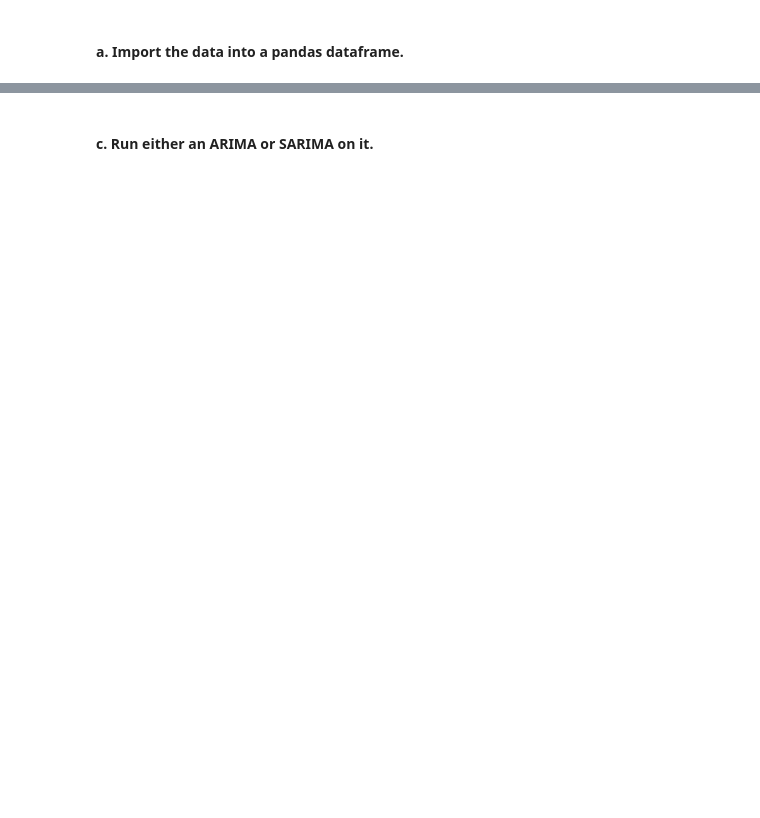
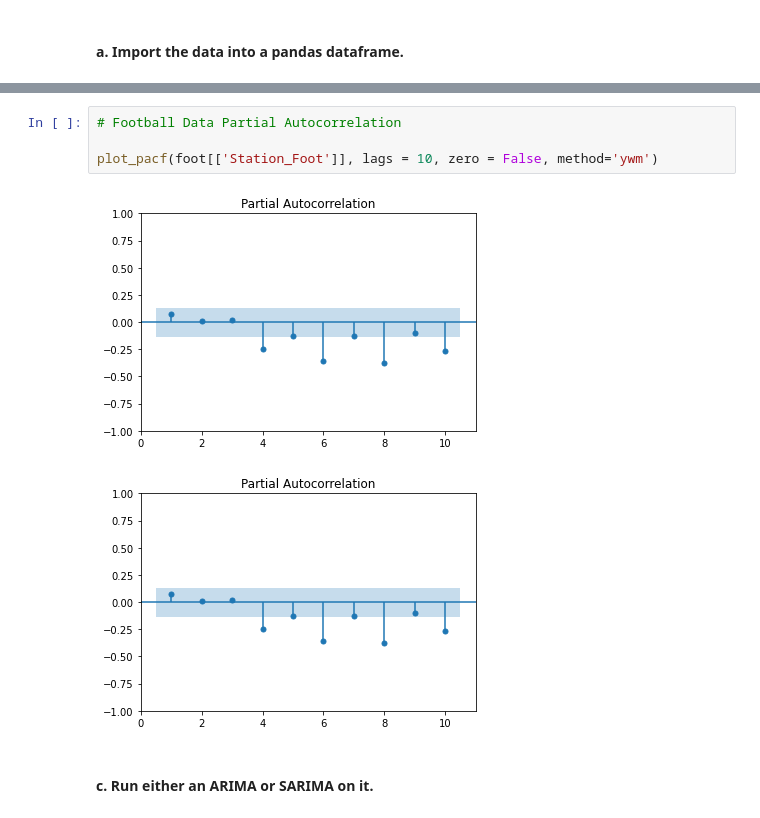
Before and after one commit to jmort16/week_11, a Jupyter notebook: wk_11_group_act.ipynb, the cells around one changed output, grey strips where cells are left out. Cells and saved outputs as stored; diff of their text form; blank space fills up the shorter version.

```diff
--- a/wk_11_group_act.ipynb
+++ b/wk_11_group_act.ipynb
@@ -9,2 +74,9 @@
+# %%
+# Football Data Partial Autocorrelation
+
+plot_pacf(foot[['Station_Foot']], lags = 10, zero = False, method='ywm')
+# %% [output]
+[figure, added]
+[figure, added]
 # %% [markdown]
 #### c. Run either an ARIMA or SARIMA on it.
```
Also changed, not shown: parts of 19 cells of this notebook.
